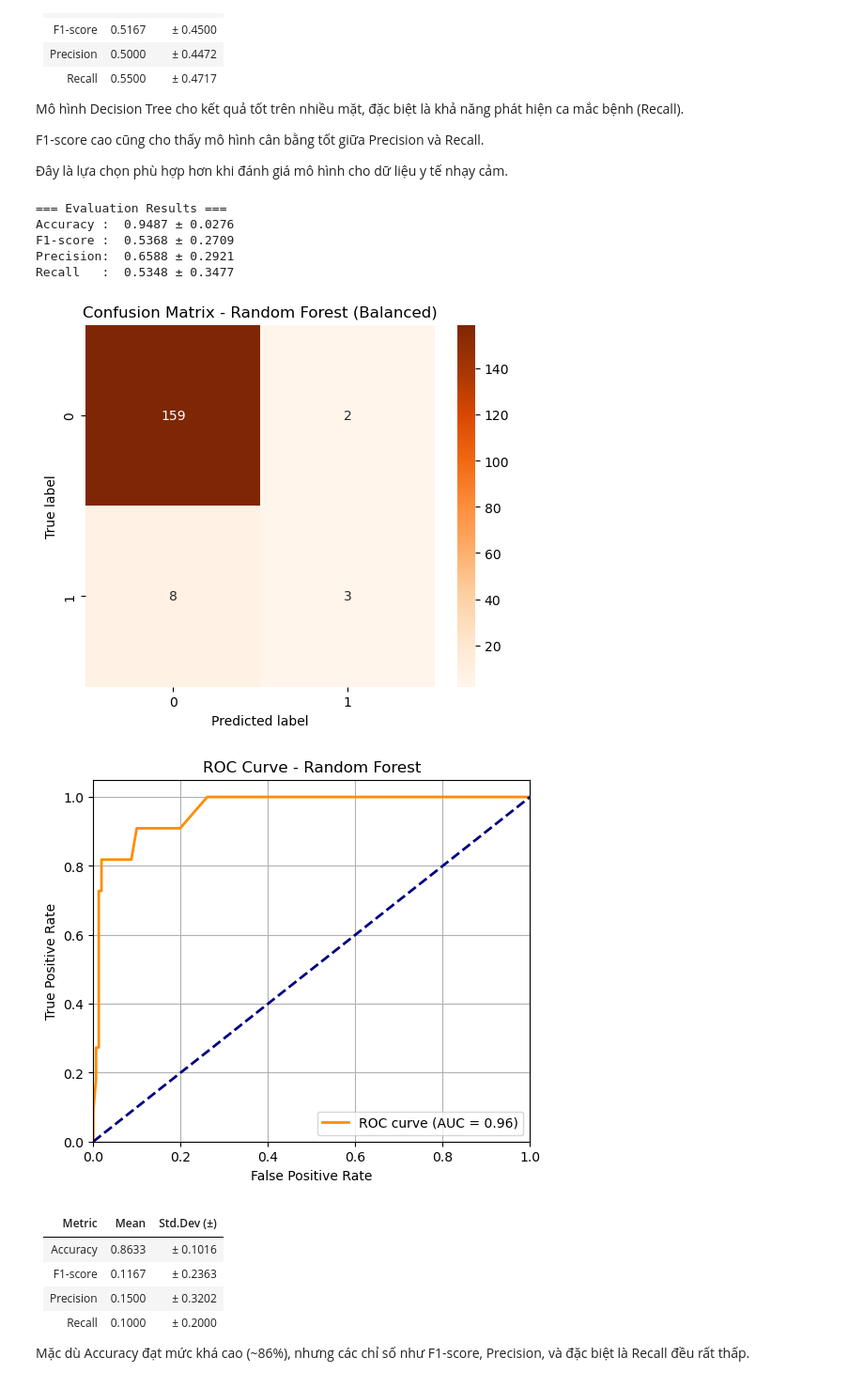
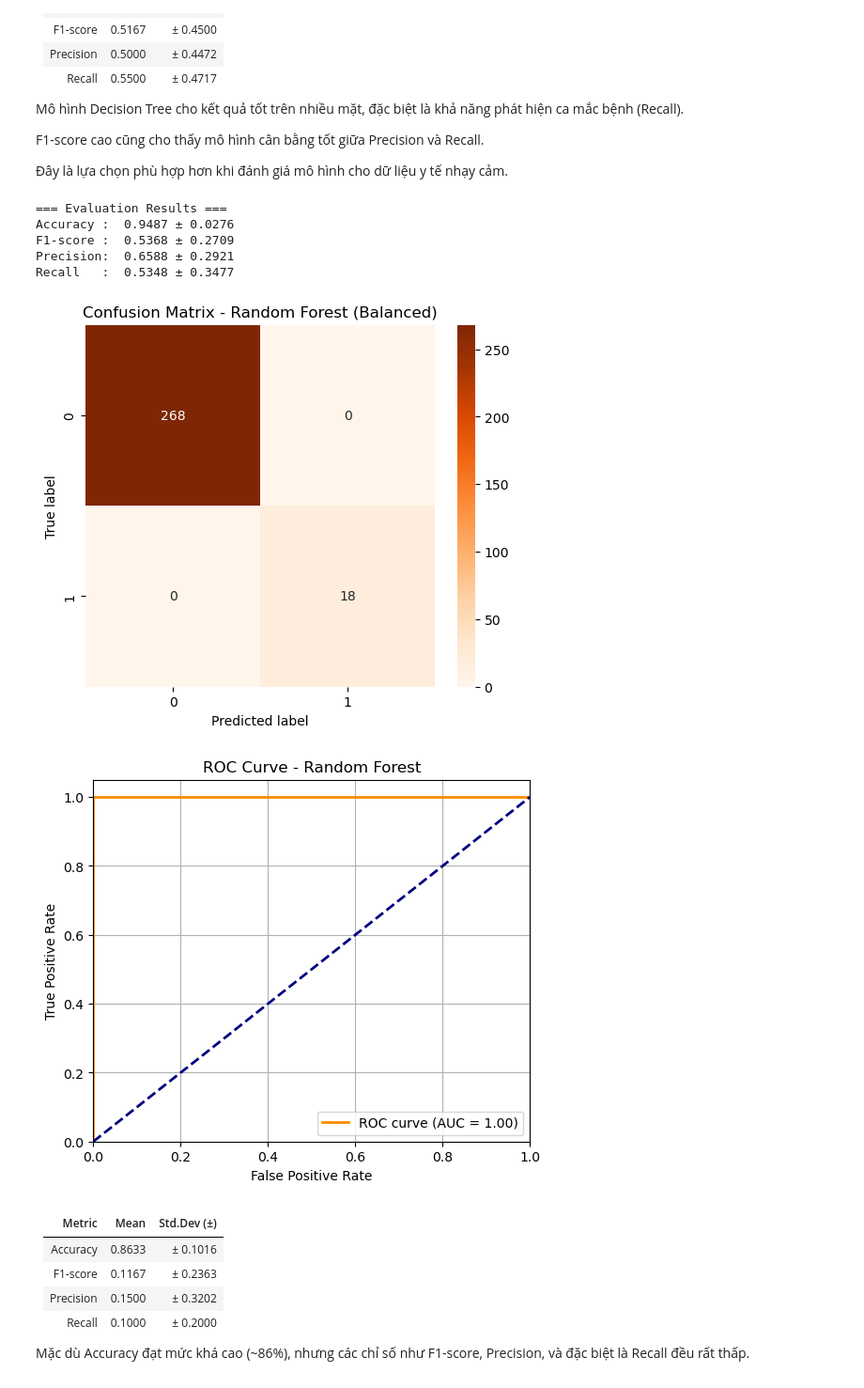
Before and after one commit to Nho094/risk_factors_cervical_cancer, a Jupyter notebook: code.ipynb, the cells around one changed output. Shown at 94% size. Drawn from its saved outputs; the diff is of its cells as text; code cells hidden in the pictures.

```diff
--- a/code.ipynb
+++ b/code.ipynb
@@ -93,7 +93,7 @@ df.describe()
 # %%
 imputer = SimpleImputer(strategy="mean")
 X_imputed = imputer.fit_transform(X)
-X_train, X_test, y_train, y_test = train_test_split(X, y, test_size = 0.2, random_state= 42, stratify=y)
+X_train, X_test, y_train, y_test = train_test_split(X, y, test_size = 1/3.0, random_state= 42, stratify=y)
 # %%
 def evaluate_model(model, X, y, k=10):
     accuracy_scores = []
@@ -120,6 +120,10 @@ def evaluate_model(model, X, y, k=10):
     print(f"F1-score :  {np.mean(f1_scores):.4f} ± {np.std(f1_scores):.4f}")
     print(f"Precision:  {np.mean(precision_scores):.4f} ± {np.std(precision_scores):.4f}")
     print(f"Recall   :  {np.mean(recall_scores):.4f} ± {np.std(recall_scores):.4f}")
+
+    # ✅ Fit lại mô hình trên toàn bộ tập dữ liệu
+    model.fit(X, y)
+    return model
 # %% [markdown]
 1.  Accuracy (Độ chính xác tổng thể)
     Accuracy là tỷ lệ số mẫu mà mô hình dự đoán đúng trên tổng số mẫu.
@@ -276,22 +285,25 @@ F1-score cao cũng cho thấy mô hình cân bằng tốt giữa Precision và R
 Đây là lựa chọn phù hợp hơn khi đánh giá mô hình cho dữ liệu y tế nhạy cảm.
 # %%
 #Random forest model
-rf_model = RandomForestClassifier(n_estimators=100, max_depth=100, random_state=42)
+rf_model = RandomForestClassifier(
+    n_estimators=100,           # Số cây (100–300 là tốt cho dữ liệu nhỏ)
+    max_depth=6,                # Hạn chế độ sâu để tránh overfitting (5–10)
+    min_samples_leaf=5,         # Mỗi lá phải có ít nhất 5 mẫu
+    min_samples_split=10,       # Mỗi node phải có ít nhất 10 mẫu để tách
+    max_features='sqrt',        # Số lượng feature được chọn ngẫu nhiên ở mỗi node (mặc định 'sqrt' tốt)
+    random_state=42,
+    n_jobs=-1                   # Dùng hết CPU cho nhanh (nếu có)
+)
 
 # 2. Đánh giá mô hình với k-fold
-evaluate_model(rf_model, X, y)
+rf_model = evaluate_model(rf_model, X, y)
 
-# 3. Trực quan confusion matrix & ROC
-from sklearn.model_selection import train_test_split
-from sklearn.metrics import confusion_matrix, roc_curve, auc
-import seaborn as sns
-import matplotlib.pyplot as plt
+
 
 # Chia dữ liệu để trực quan hóa
-X_train_cm, X_test_cm, y_train_cm, y_test_cm = train_test_split(X, y, test_size=0.2, stratify=y, random_state=42)
+X_train_cm, X_test_cm, y_train_cm, y_test_cm = train_test_split(X, y, test_size=1/3.0, stratify=y, random_state=42)
 
-# Huấn luyện lại mô hình
-rf_model.fit(X_train_cm, y_train_cm)
+
 y_pred_cm = rf_model.predict(X_test_cm)
 
 # Confusion matrix
@@ -301,35 +313,35 @@ sns.heatmap(cm, annot=True, fmt='d', cmap='Oranges')
 plt.xlabel("Predicted label")
 plt.ylabel("True label")
 plt.title("Confusion Matrix - Random Forest (Balanced)")
 plt.show()
 
 # Tính xác suất dự đoán cho class 1
 y_proba = rf_model.predict_proba(X_test_cm)[:, 1]
 
 # Tính ROC và AUC
 fpr, tpr, thresholds = roc_curve(y_test_cm, y_proba)
 roc_auc = auc(fpr, tpr)
 
 # Vẽ đường ROC
 plt.figure(figsize=(6, 5))
 plt.plot(fpr, tpr, color='darkorange', lw=2, label=f'ROC curve (AUC = {roc_auc:.2f})')
 plt.plot([0, 1], [0, 1], color='navy', lw=2, linestyle='--')
 plt.xlim([0.0, 1.0])
 plt.ylim([0.0, 1.05])
 plt.xlabel('False Positive Rate')
 plt.ylabel('True Positive Rate')
 plt.title('ROC Curve - Random Forest')
 plt.legend(loc='lower right')
 plt.grid(True)
 plt.show()
 # %% [output]
 === Evaluation Results ===
 Accuracy :  0.9487 ± 0.0276
 F1-score :  0.5368 ± 0.2709
 Precision:  0.6588 ± 0.2921
 Recall   :  0.5348 ± 0.3477
-[figure, old version]
+[figure, new version]
-[figure, old version]
+[figure, new version]
 # %% [markdown]
 | Metric    | Mean   | Std.Dev (±) |
 | --------- | ------ | ----------- |
```
Also changed, not shown: parts of 2 cells of this notebook, 2 other files.
